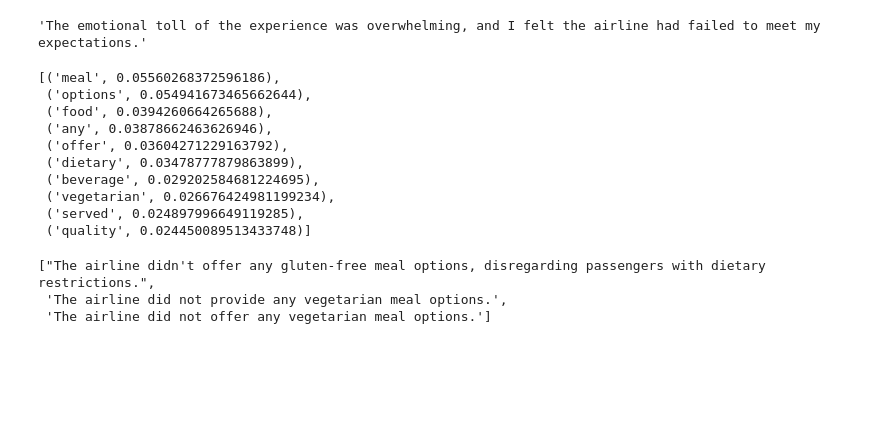
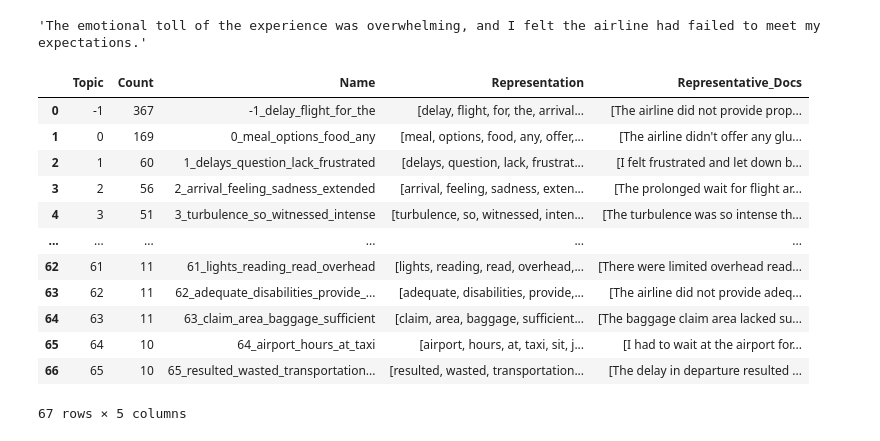
Before and after one commit to zihaow17/SMU_DSAxMaersk_Case_Comp_2023, a Jupyter notebook: eda_voice.ipynb, the cells around one changed output. Cells and saved outputs as stored; diff of their text form; code cells hidden in the pictures; blank space fills up the shorter version.

```diff
--- a/eda_voice.ipynb
+++ b/eda_voice.ipynb
@@ -210,22 +219,19 @@ topic_model = BERTopic(embedding_model='all-MiniLM-L6-v2', language='english')
 topics, probs = topic_model.fit_transform(bert_text)
 # %%
 topic_model.get_topic_info().to_csv('topic_modeling/bertopic_topics.csv')
+topic_model.get_topic_info()
+# topic -1 are the outlier and noisy words
+# %% [output]
+|  | Topic | Count | Name | Representation | Representative_Docs |
+| 0 | -1 | 367 | -1_delay_flight_for_the | [delay, flight, for, the, arrival... | [The airline did not provide prop... |
+| 1 | 0 | 169 | 0_meal_options_food_any | [meal, options, food, any, offer,... | [The airline didn't offer any glu... |
+| 2 | 1 | 60 | 1_delays_question_lack_frustrated | [delays, question, lack, frustrat... | [I felt frustrated and let down b... |
+| 3 | 2 | 56 | 2_arrival_feeling_sadness_extended | [arrival, feeling, sadness, exten... | [The prolonged wait for flight ar... |
+| 4 | 3 | 51 | 3_turbulence_so_witnessed_intense | [turbulence, so, witnessed, inten... | [The turbulence was so intense th... |
+| ... | ... | ... | ... | ... | ... |
+| 62 | 61 | 11 | 61_lights_reading_read_overhead | [lights, reading, read, overhead,... | [There were limited overhead read... |
+| 63 | 62 | 11 | 62_adequate_disabilities_provide_... | [adequate, disabilities, provide,... | [The airline did not provide adeq... |
+| 64 | 63 | 11 | 63_claim_area_baggage_sufficient | [claim, area, baggage, sufficient... | [The baggage claim area lacked su... |
+| 65 | 64 | 10 | 64_airport_hours_at_taxi | [airport, hours, at, taxi, sit, j... | [I had to wait at the airport for... |
+| 66 | 65 | 10 | 65_resulted_wasted_transportation... | [resulted, wasted, transportation... | [The delay in departure resulted ... |
+67 rows × 5 columns
-# %%
-topic_model.get_topic(0)
-# %% [output]
-[('meal', 0.05560268372596186),
- ('options', 0.054941673465662644),
- ('food', 0.0394260664265688),
- ('any', 0.03878662463626946),
- ('offer', 0.03604271229163792),
- ('dietary', 0.03478777879863899),
- ('beverage', 0.029202584681224695),
- ('vegetarian', 0.026676424981199234),
- ('served', 0.024897996649119285),
- ('quality', 0.024450089513433748)]
-# %%
-topic_model.get_representative_docs(0)
-# %% [output]
-["The airline didn't offer any gluten-free meal options, disregarding passengers with dietary restrictions.",
- 'The airline did not provide any vegetarian meal options.',
- 'The airline did not offer any vegetarian meal options.']
```
Also changed, not shown: parts of 15 cells of this notebook, 6 other files.
